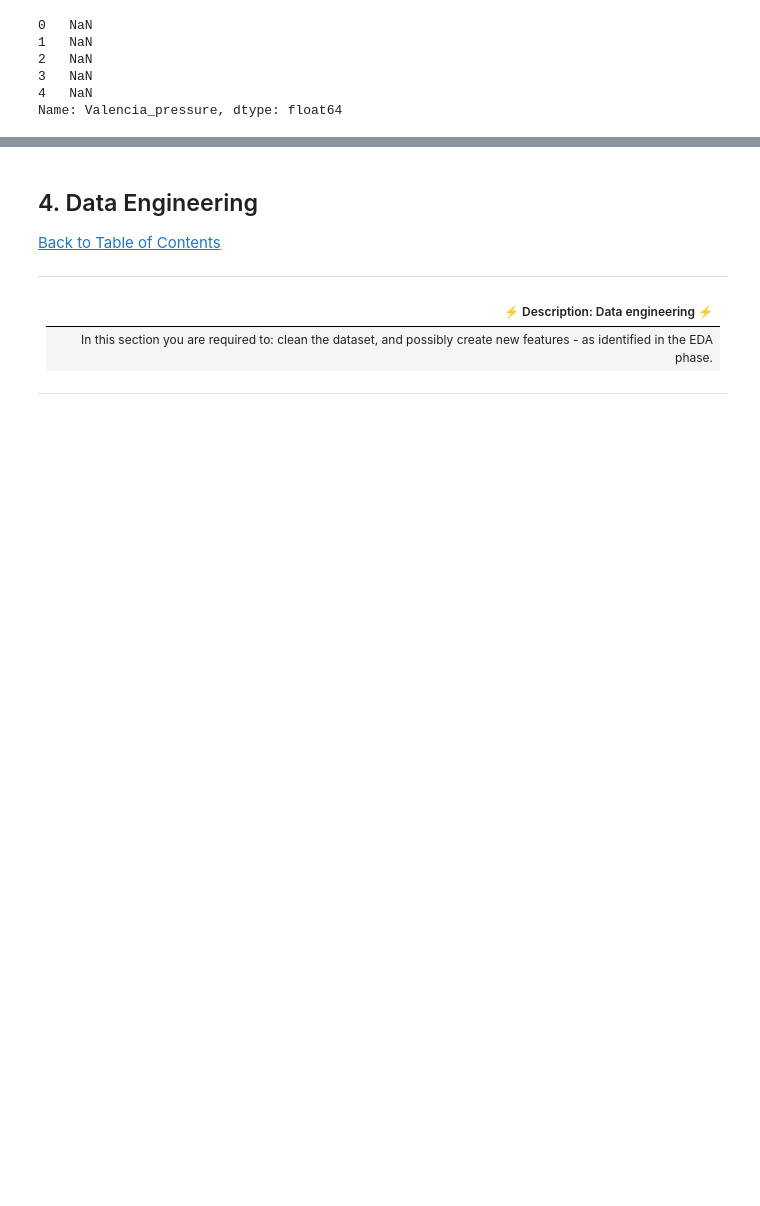
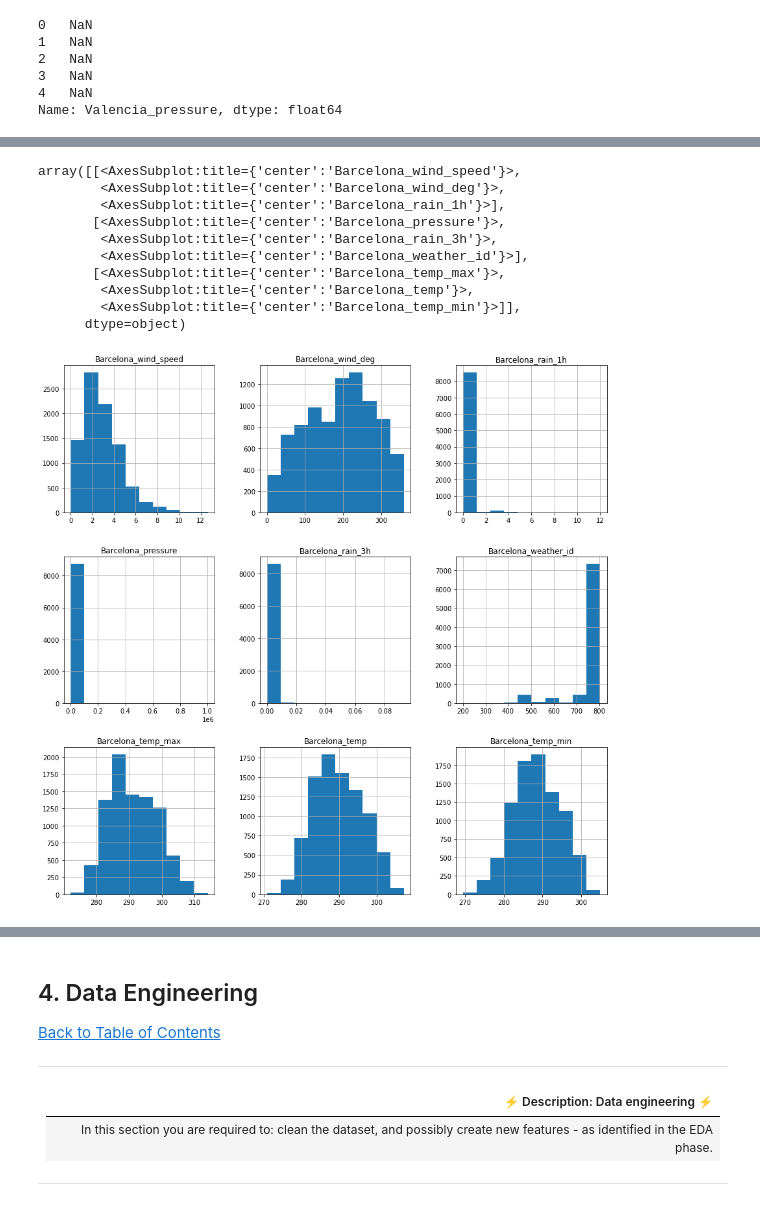
Before and after one commit to pcf26536/TeamNM5, a Jupyter notebook: starter-notebook.ipynb, the cells around one changed output, grey strips where cells are left out. Cells and saved outputs as stored; diff of their text form; code cells hidden in the pictures; blank space fills up the shorter version.

```diff
--- a/starter-notebook.ipynb
+++ b/starter-notebook.ipynb
@@ -537,0 +355,7 @@ The above line shows that linear regression model is not good fit to the data.
+# %%
+# Columns specific to cities are put into variables named after those cities
+Barcelona = ['Barcelona_wind_speed', 'Barcelona_wind_deg', 'Barcelona_rain_1h', 'Barcelona_pressure', 'Barcelona_rain_3h', 'Barcelona_weather_id', 'Barcelona_temp_max', 'Barcelona_temp', 'Barcelona_temp_min']
+Bilbao = ['Bilbao_rain_1h', 'Bilbao_clouds_all', 'Bilbao_wind_speed', 'Bilbao_wind_deg', 'Bilbao_snow_3h', 'Bilbao_pressure', 'Bilbao_weather_id', 'Bilbao_temp_min', 'Bilbao_temp', 'Bilbao_temp_max']
+Madrid = ['Madrid_wind_speed', 'Madrid_humidity', 'Madrid_clouds_all', 'Madrid_rain_1h', 'Madrid_weather_id', 'Madrid_pressure', 'Madrid_temp_max', 'Madrid_temp', 'Madrid_temp_min']
+Seville = ['Seville_humidity', 'Seville_clouds_all', 'Seville_wind_speed', 'Seville_pressure', 'Seville_rain_1h', 'Seville_rain_3h', 'Seville_weather_id', 'Seville_temp_max', 'Seville_temp', 'Seville_temp_min']
+Valencia = ['Valencia_wind_deg', 'Valencia_wind_speed', 'Valencia_snow_3h', 'Valencia_pressure', 'Valencia_temp_max', 'Valencia_temp', 'Valencia_humidity', 'Valencia_temp_min', ]
@@ -537,0 +365,14 @@ The above line shows that linear regression model is not good fit to the data.
+# %%
+df_train[Barcelona].hist(figsize=(15,15))
+# %% [output]
+array([[<AxesSubplot:title={'center':'Barcelona_wind_speed'}>,
+        <AxesSubplot:title={'center':'Barcelona_wind_deg'}>,
+        <AxesSubplot:title={'center':'Barcelona_rain_1h'}>],
+       [<AxesSubplot:title={'center':'Barcelona_pressure'}>,
+        <AxesSubplot:title={'center':'Barcelona_rain_3h'}>,
+        <AxesSubplot:title={'center':'Barcelona_weather_id'}>],
+       [<AxesSubplot:title={'center':'Barcelona_temp_max'}>,
+        <AxesSubplot:title={'center':'Barcelona_temp'}>,
+        <AxesSubplot:title={'center':'Barcelona_temp_min'}>]],
+      dtype=object)
+[figure, added]
```
Also changed, not shown: parts of 128 cells of this notebook, 1 other file.
